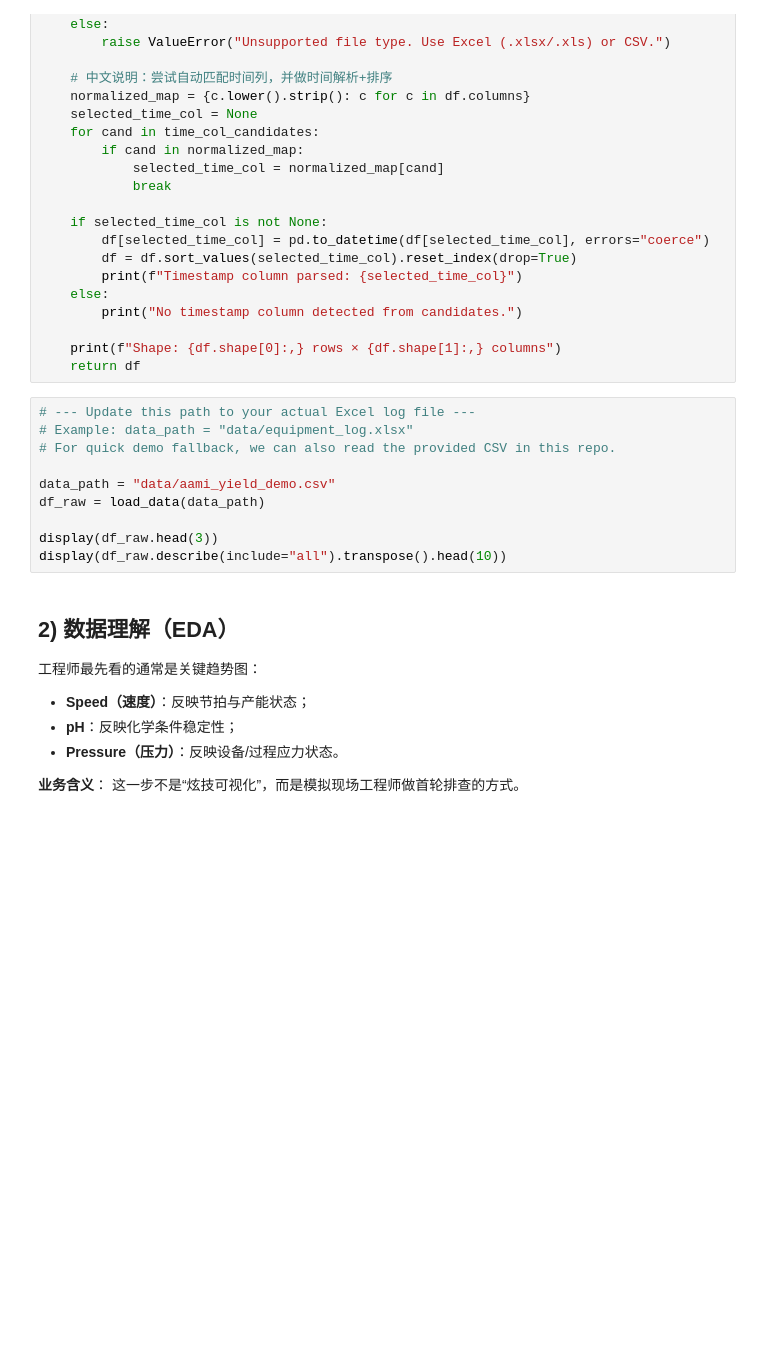
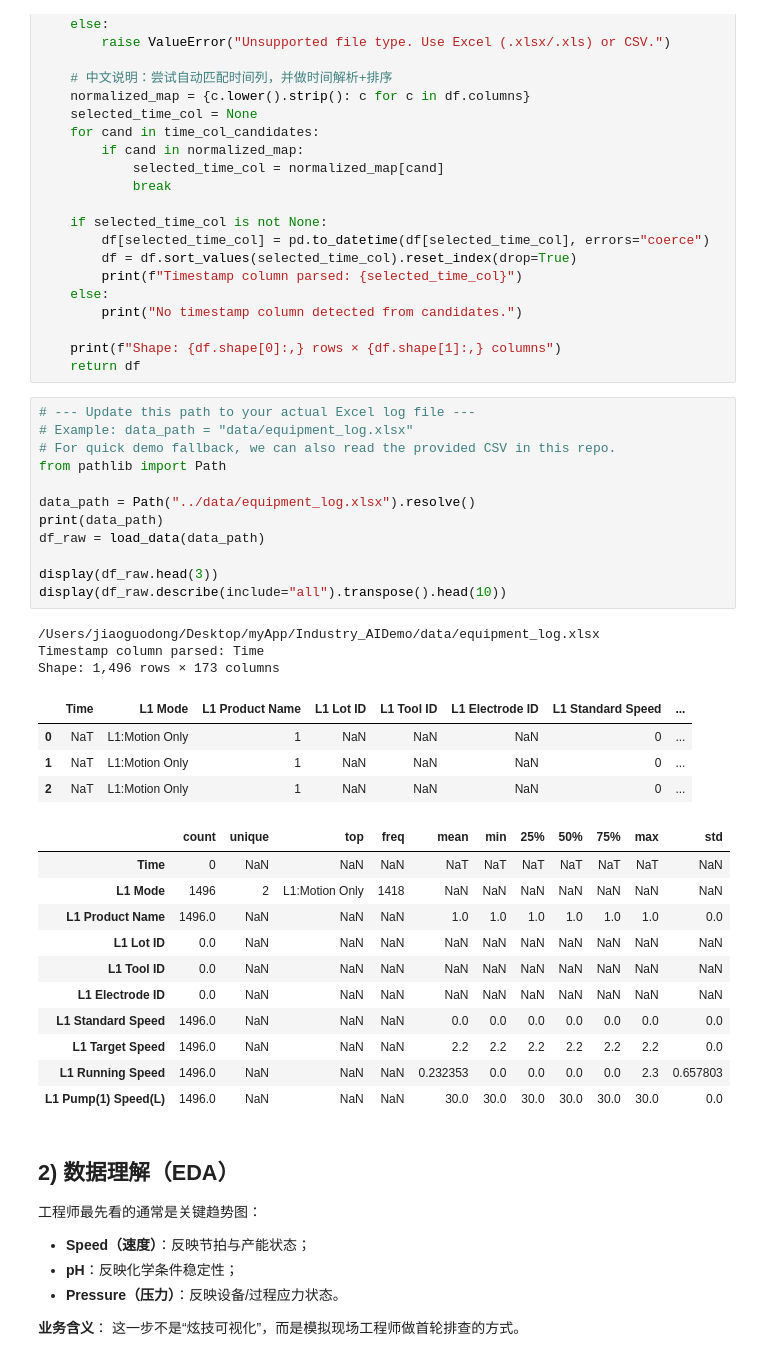
Before and after one commit to jgdnew21/Industry_AIDemo, a Jupyter notebook: notebooks/manufacturing_yield_insight_demo.ipynb, the cells around one changed output. Drawn from its saved outputs; the diff is of its cells as text; blank space fills up the shorter version.

```diff
--- a/notebooks/manufacturing_yield_insight_demo.ipynb
+++ b/notebooks/manufacturing_yield_insight_demo.ipynb
@@ -77,13 +78,34 @@ def load_data(file_path, time_col_candidates=None):
 # %%
 # --- Update this path to your actual Excel log file ---
 # Example: data_path = "data/equipment_log.xlsx"
 # For quick demo fallback, we can also read the provided CSV in this repo.
+from pathlib import Path
 
-data_path = "data/aami_yield_demo.csv"
+data_path = Path("../data/equipment_log.xlsx").resolve()
+print(data_path)
 df_raw = load_data(data_path)
 
 display(df_raw.head(3))
 display(df_raw.describe(include="all").transpose().head(10))
+# %% [output]
+/Users/jiaoguodong/Desktop/myApp/Industry_AIDemo/data/equipment_log.xlsx
+Timestamp column parsed: Time
+Shape: 1,496 rows × 173 columns
+|  | Time | L1 Mode | L1 Product Name | L1 Lot ID | L1 Tool ID | L1 Electrode ID | L1 Standard Speed | ... |
+| 0 | NaT | L1:Motion Only | 1 | NaN | NaN | NaN | 0 | ... |
+| 1 | NaT | L1:Motion Only | 1 | NaN | NaN | NaN | 0 | ... |
+| 2 | NaT | L1:Motion Only | 1 | NaN | NaN | NaN | 0 | ... |
+|  | count | unique | top | freq | mean | min | 25% | 50% | 75% | max | std |
+| Time | 0 | NaN | NaN | NaN | NaT | NaT | NaT | NaT | NaT | NaT | NaN |
+| L1 Mode | 1496 | 2 | L1:Motion Only | 1418 | NaN | NaN | NaN | NaN | NaN | NaN | NaN |
+| L1 Product Name | 1496.0 | NaN | NaN | NaN | 1.0 | 1.0 | 1.0 | 1.0 | 1.0 | 1.0 | 0.0 |
+| L1 Lot ID | 0.0 | NaN | NaN | NaN | NaN | NaN | NaN | NaN | NaN | NaN | NaN |
+| L1 Tool ID | 0.0 | NaN | NaN | NaN | NaN | NaN | NaN | NaN | NaN | NaN | NaN |
+| L1 Electrode ID | 0.0 | NaN | NaN | NaN | NaN | NaN | NaN | NaN | NaN | NaN | NaN |
+| L1 Standard Speed | 1496.0 | NaN | NaN | NaN | 0.0 | 0.0 | 0.0 | 0.0 | 0.0 | 0.0 | 0.0 |
+| L1 Target Speed | 1496.0 | NaN | NaN | NaN | 2.2 | 2.2 | 2.2 | 2.2 | 2.2 | 2.2 | 0.0 |
+| L1 Running Speed | 1496.0 | NaN | NaN | NaN | 0.232353 | 0.0 | 0.0 | 0.0 | 0.0 | 2.3 | 0.657803 |
+| L1 Pump(1) Speed(L) | 1496.0 | NaN | NaN | NaN | 30.0 | 30.0 | 30.0 | 30.0 | 30.0 | 30.0 | 0.0 |
 # %% [markdown]
 ## 2) 数据理解（EDA）
 工程师最先看的通常是关键趋势图：
```
Also changed, not shown: parts of 10 cells of this notebook, 2 other files.
